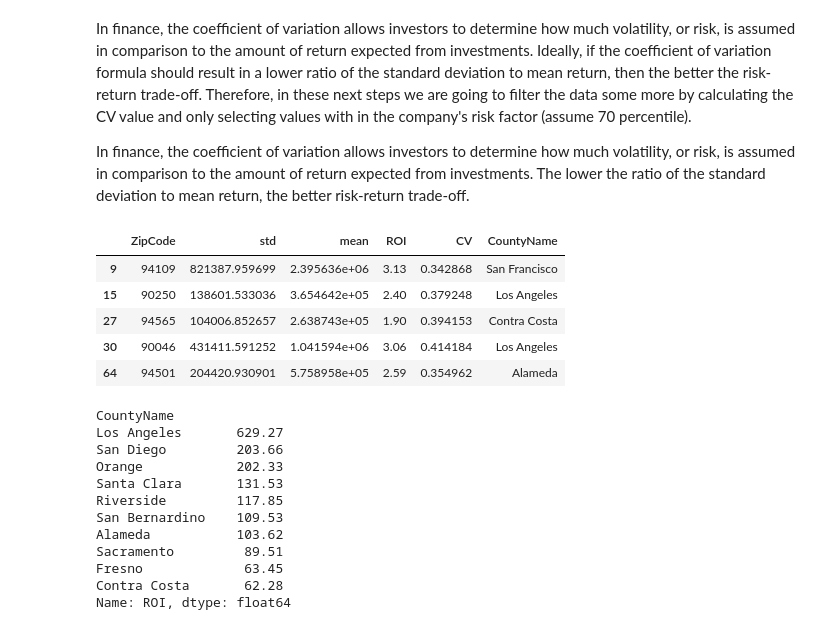
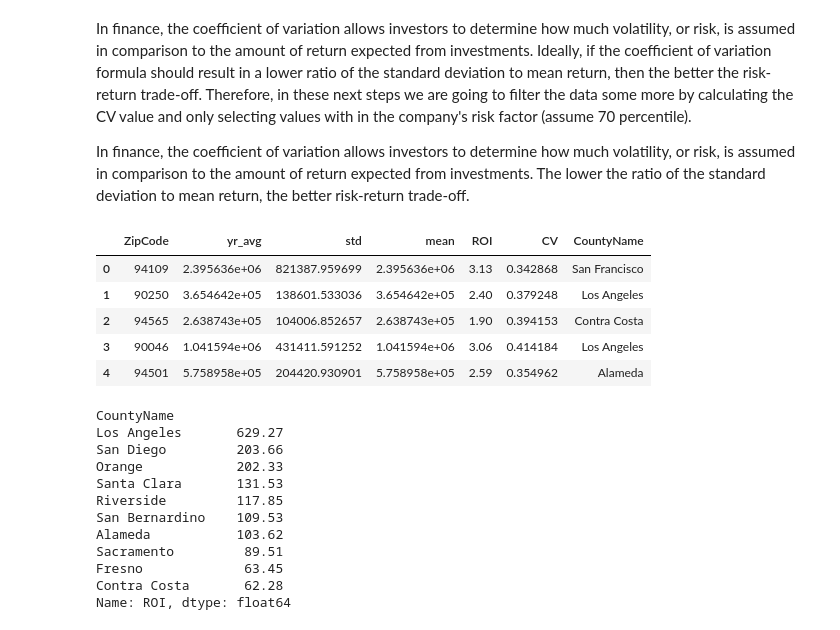
Before and after one commit to jennifernha/Zillow-Time-Series, a Jupyter notebook: Zillow Time Series Analysis.ipynb, the cells around one changed output. Saved outputs shown, nothing was run; the diff lists cells and outputs as text; code cells hidden in the pictures.

```diff
--- a/Zillow Time Series Analysis.ipynb
+++ b/Zillow Time Series Analysis.ipynb
@@ -76,8 +78,12 @@ df.RegionID.duplicated().sum()
 # %% [output]
 0
 # %%
+# Keep CA state only
+df_ca = df.loc[df['State']== 'CA'].reset_index()
+
 # Drop unnecessary columns
-df.drop(['RegionID','SizeRank'], axis=1, inplace=True)
+df_ca.drop(['index', 'RegionID', 'SizeRank'], axis=1, inplace=True)
 
-df.head()
+df_ca.info()
+df_ca.head()
 # %% [output]
@@ -91,7 +102,7 @@ df.head()
 # %%
 # Rename "RegionName" to "Zipcode"
-df = df.rename(columns={'RegionName': 'ZipCode'})
+df_ca = df_ca.rename(columns={'RegionName': 'ZipCode'})
 
-df.head()
+df_ca.head()
 # %% [output]
 |  | ZipCode | City | State | Metro | CountyName | 1996-04 | 1996-05 | 1996-06 | 1996-07 | 1996-08 | ... | ... |
@@ -103,9 +114,3 @@ df.head()
 5 rows × 270 columns
 # %% [markdown]
 Our client mainly wants to focus on CA. let's drop the rest.
-# %%
-# Keep CA state only
-df_ca = df[df['State'] == 'CA']
-
-df_ca.info()
-df_ca.head()
@@ -258,26 +252,27 @@ The lower the ratio of the standard deviation to mean return, the better risk-re
 # %%
 #Calculate average home value in the DataFrame
 df_ca['yr_avg'] = df_ca.iloc[:,5:].mean(skipna=True, axis=1)
+
 
 #Calculate historical return on investment
 df_ca['ROI'] = (((df_ca['yr_avg'])/df_ca['1996-04'])).round(2)
 
 #Calculate standard deviation of monthly values
 df_ca['std'] = df_ca.loc[:,'1996-04':'2018-04'].std(skipna=True, axis=1)
 
 #Calculate historical mean value
 df_ca['mean'] = df_ca.loc[:,'1996-04':'2018-04'].mean(skipna=True, axis=1)
 
 #Calculate coefficient of variation
 df_ca['CV'] = df_ca['std']/df_ca['mean']
 
 #Show calculated values
-df_ca[['ZipCode','std','mean','ROI','CV','CountyName']].head()
+df_ca[['ZipCode','yr_avg','std','mean','ROI','CV','CountyName']].head()
 # %% [output]
-|  | ZipCode | std | mean | ROI | CV | CountyName |
-| 9 | 94109 | 821387.959699 | 2.395636e+06 | 3.13 | 0.342868 | San Francisco |
-| 15 | 90250 | 138601.533036 | 3.654642e+05 | 2.40 | 0.379248 | Los Angeles |
-| 27 | 94565 | 104006.852657 | 2.638743e+05 | 1.90 | 0.394153 | Contra Costa |
-| 30 | 90046 | 431411.591252 | 1.041594e+06 | 3.06 | 0.414184 | Los Angeles |
-| 64 | 94501 | 204420.930901 | 5.758958e+05 | 2.59 | 0.354962 | Alameda |
+|  | ZipCode | yr_avg | std | mean | ROI | CV | CountyName |
+| 0 | 94109 | 2.395636e+06 | 821387.959699 | 2.395636e+06 | 3.13 | 0.342868 | San Francisco |
+| 1 | 90250 | 3.654642e+05 | 138601.533036 | 3.654642e+05 | 2.40 | 0.379248 | Los Angeles |
+| 2 | 94565 | 2.638743e+05 | 104006.852657 | 2.638743e+05 | 1.90 | 0.394153 | Contra Costa |
+| 3 | 90046 | 1.041594e+06 | 431411.591252 | 1.041594e+06 | 3.06 | 0.414184 | Los Angeles |
+| 4 | 94501 | 5.758958e+05 | 204420.930901 | 5.758958e+05 | 2.59 | 0.354962 | Alameda |
 # %%
```
Also changed, not shown: parts of 40 cells of this notebook.
